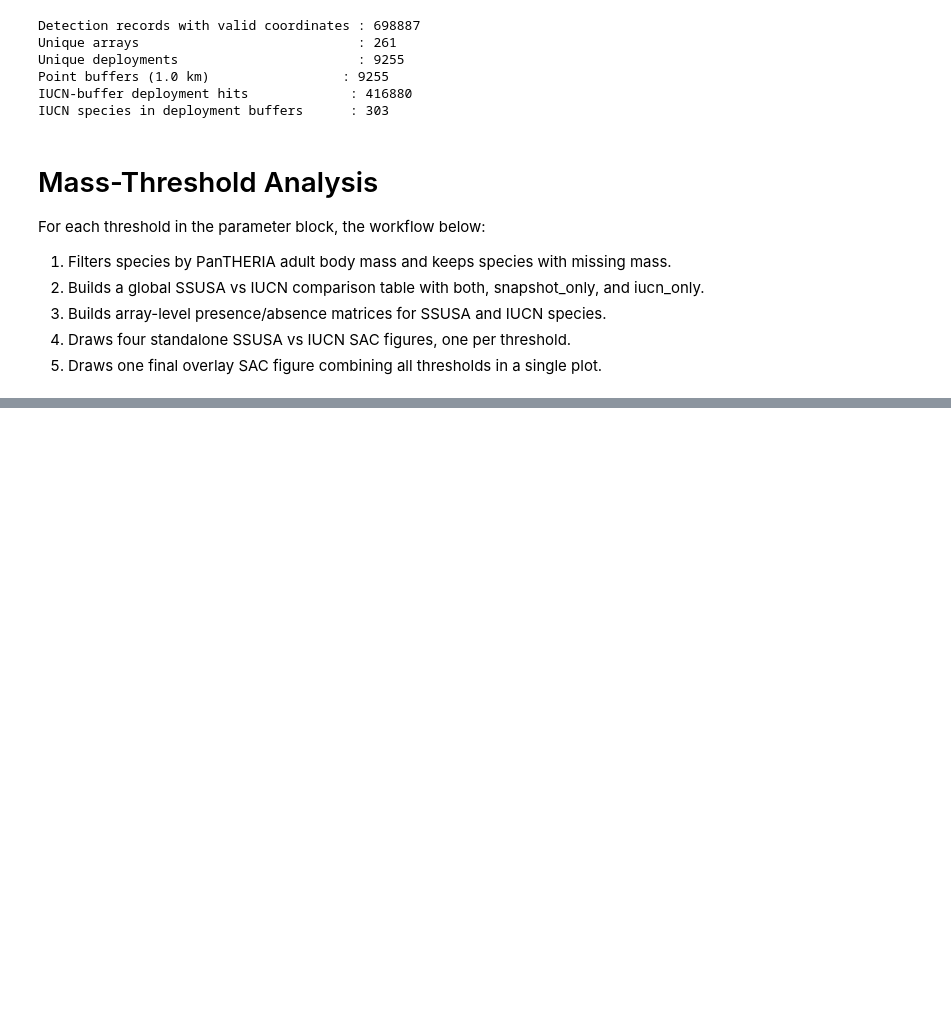
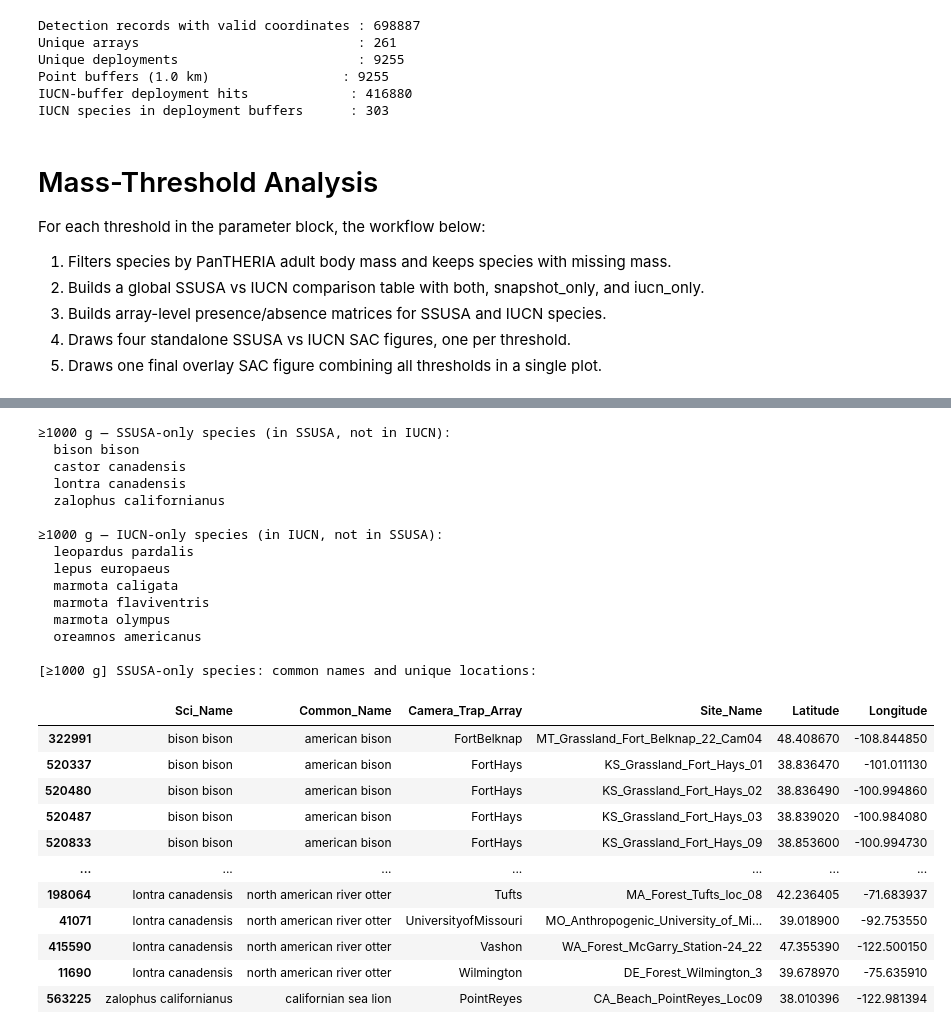
Before and after one commit to cliff003/HAAG_Spatial_Camera_Trap_Fall2025, a Jupyter notebook: SAC/SAC_IUCN_PanTHERIA_MassThresholds_GlobalPointBuffer.ipynb, the cells around one changed output, grey strips where cells are left out. Drawn from its saved outputs; the diff is of its cells as text; code cells hidden in the pictures; blank space fills up the shorter version.

```diff
--- a/SAC/SAC_IUCN_PanTHERIA_MassThresholds_GlobalPointBuffer.ipynb
+++ b/SAC/SAC_IUCN_PanTHERIA_MassThresholds_GlobalPointBuffer.ipynb
@@ -957,0 +1029,80 @@ else:
+# %%
+import os
+import pandas as pd
+
+# Paths (match your existing notebook)
+save_dir = '../data/ssusa'
+ssusa_path = "../data/ssusa/cleaned_snapshot_usa_iucn.csv"
+
+# ---------------------------------------------------------
+# Load global comparison table for 1000 g
+# ---------------------------------------------------------
+comp1000 = pd.read_csv(os.path.join(save_dir, "global_comparison_1000g.csv"))
+
+# Snapshot-only and IUCN-only species at ≥1000 g
+ssusa_only_1000 = (
+    comp1000.loc[comp1000["category"] == "snapshot_only", "species"]
+    .str.lower()
+    .unique()
+)
+iucn_only_1000 = (
+    comp1000.loc[comp1000["category"] == "iucn_only", "species"]
+    .str.lower()
+    .unique()
+)
+
+print("≥1000 g — SSUSA-only species (in SSUSA, not in IUCN):")
+for s in sorted(ssusa_only_1000):
+    print(" ", s)
+
+print("\n≥1000 g — IUCN-only species (in IUCN, not in SSUSA):")
+for s in sorted(iucn_only_1000):
+    print(" ", s)
+
+# ---------------------------------------------------------
+# For SSUSA-only species: get common names + locations
+# ---------------------------------------------------------
+try:
+    df  # noqa
+except NameError:
+    df = pd.read_csv(ssusa_path, low_memory=False)
+
+mask_ssusa_only = df["Sci_Name"].str.lower().isin(ssusa_only_1000)
+ssusa_only_info_1000 = (
+    df.loc[mask_ssusa_only,
+           ["Sci_Name", "Common_Name", "Camera_Trap_Array",
+            "Site_Name", "Latitude", "Longitude"]]
+      .drop_duplicates()
+      .sort_values(["Sci_Name", "Camera_Trap_Array", "Site_Name"])
+)
+
+print("\n[≥1000 g] SSUSA-only species: common names and unique locations:")
+display(ssusa_only_info_1000)
+# %% [output]
+≥1000 g — SSUSA-only species (in SSUSA, not in IUCN):
+  bison bison
+  castor canadensis
+  lontra canadensis
+  zalophus californianus
+
+≥1000 g — IUCN-only species (in IUCN, not in SSUSA):
+  leopardus pardalis
+  lepus europaeus
+  marmota caligata
+  marmota flaviventris
+  marmota olympus
+  oreamnos americanus
+
+[≥1000 g] SSUSA-only species: common names and unique locations:
+|  | Sci_Name | Common_Name | Camera_Trap_Array | Site_Name | Latitude | Longitude |
+| 322991 | bison bison | american bison | FortBelknap | MT_Grassland_Fort_Belknap_22_Cam04 | 48.408670 | -108.844850 |
+| 520337 | bison bison | american bison | FortHays | KS_Grassland_Fort_Hays_01 | 38.836470 | -101.011130 |
+| 520480 | bison bison | american bison | FortHays | KS_Grassland_Fort_Hays_02 | 38.836490 | -100.994860 |
+| 520487 | bison bison | american bison | FortHays | KS_Grassland_Fort_Hays_03 | 38.839020 | -100.984080 |
+| 520833 | bison bison | american bison | FortHays | KS_Grassland_Fort_Hays_09 | 38.853600 | -100.994730 |
+| ... | ... | ... | ... | ... | ... | ... |
+| 198064 | lontra canadensis | north american river otter | Tufts | MA_Forest_Tufts_loc_08 | 42.236405 | -71.683937 |
+| 41071 | lontra canadensis | north american river otter | UniversityofMissouri | MO_Anthropogenic_University_of_Mi... | 39.018900 | -92.753550 |
+| 415590 | lontra canadensis | north american river otter | Vashon | WA_Forest_McGarry_Station-24_22 | 47.355390 | -122.500150 |
+| 11690 | lontra canadensis | north american river otter | Wilmington | DE_Forest_Wilmington_3 | 39.678970 | -75.635910 |
+| 563225 | zalophus californianus | californian sea lion | PointReyes | CA_Beach_PointReyes_Loc09 | 38.010396 | -122.981394 |
```
Also changed, not shown: parts of 9 cells of this notebook, 3 other files.
